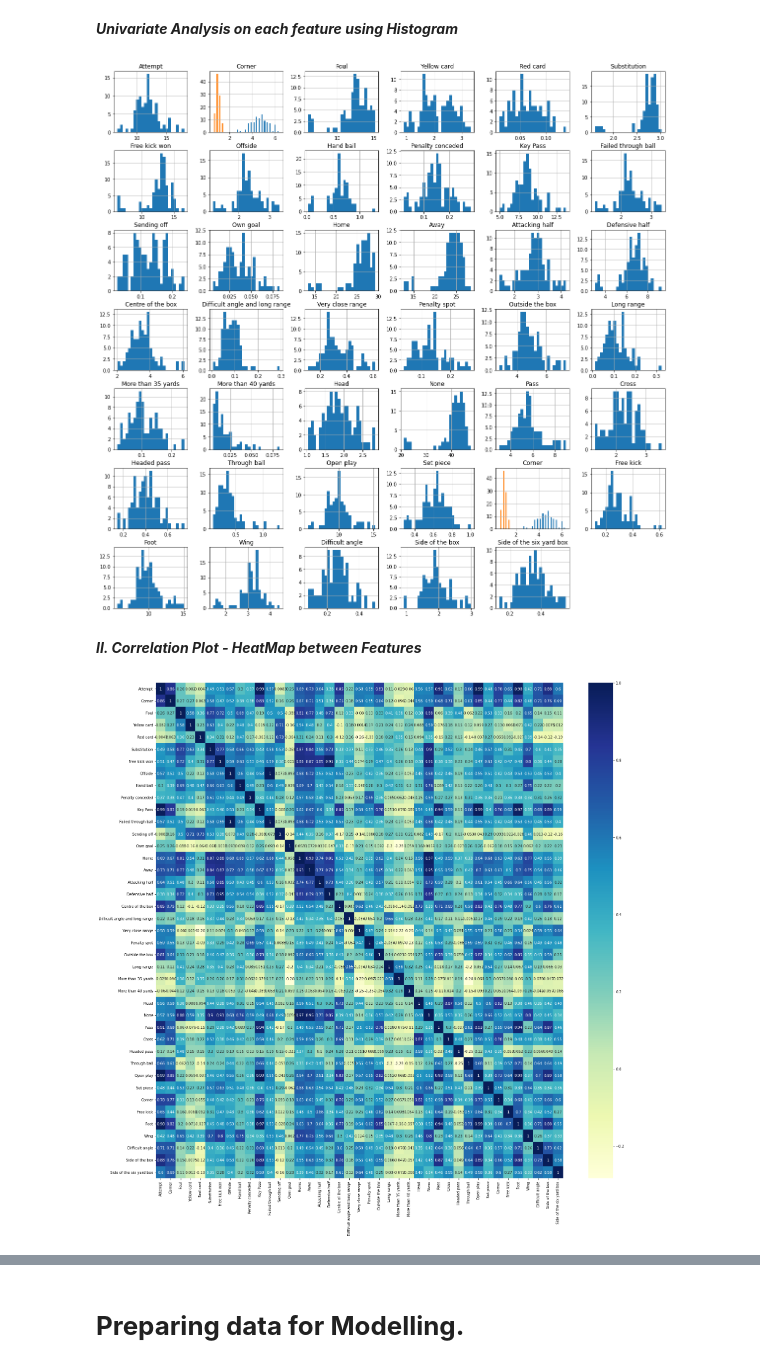
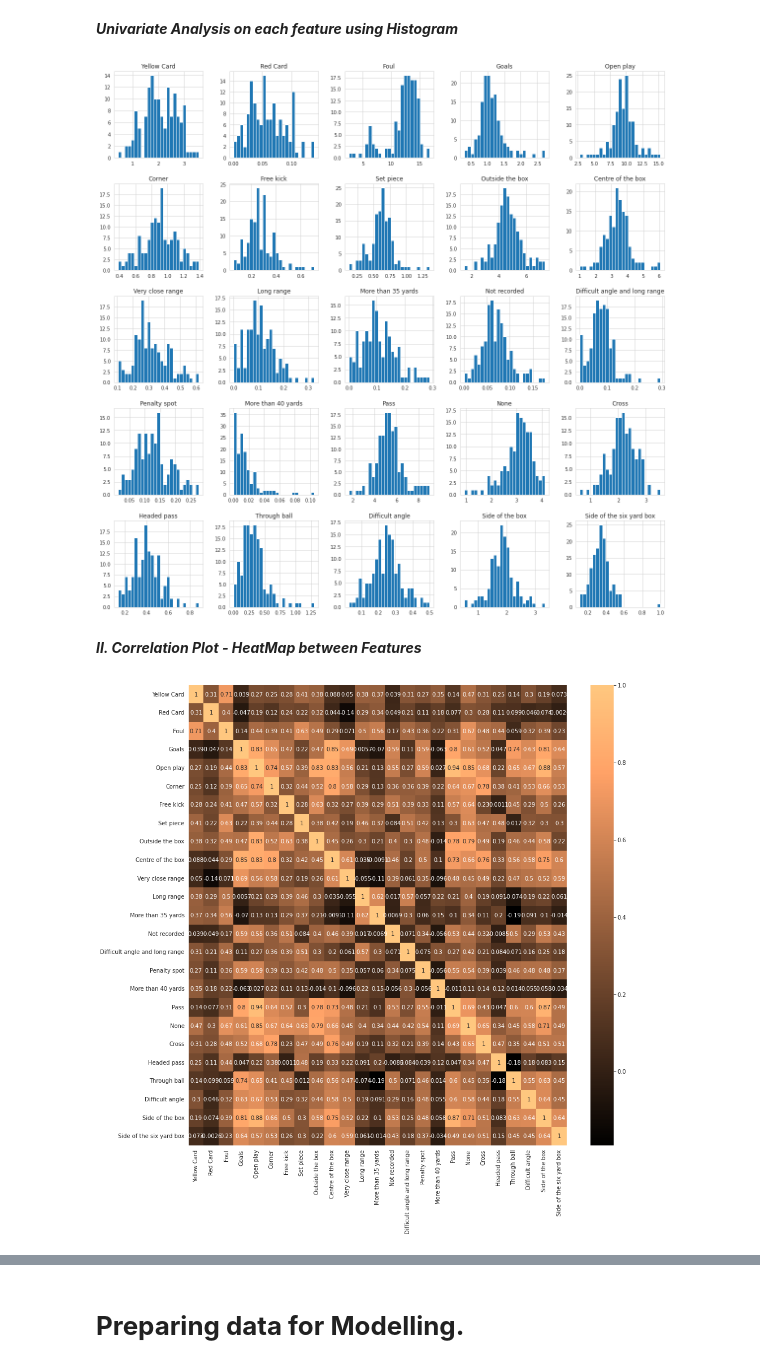
Before and after one commit to NishaMDev/ML-Learning, a Jupyter notebook: Assignment#2/ML_Assignment_2.ipynb, the cells around one changed output, grey strips where cells are left out. Cells and saved outputs as stored; diff of their text form; code cells hidden in the pictures.

```diff
--- a/Assignment#2/ML_Assignment_2.ipynb
+++ b/Assignment#2/ML_Assignment_2.ipynb
@@ -341,17 +635,17 @@ Index(['Attempt', 'Corner', 'Foul', 'Yellow card', 'Second yellow card',
 # %% [markdown]
 ***Again identify the unnecessary columns and drop them***
 # %%
-data.drop(['Not recorded','fast_break_0','fast_break_1','is_goal_0','is_goal_1'], axis=1, inplace=True)
+df.drop(['game'], axis=1, inplace=True)
 # %% [markdown]
 ***No point to distinguish Playing style by right or left, hence combining the same.***
 # %%
 def column_sum(a,b):
-    c = data[[a,b]].sum(axis=1)
-    data.drop([a,b], axis=1, inplace=True)
+    c = df[[a,b]].sum(axis=1)
+    df.drop([a,b], axis=1, inplace=True)
     return c
 # %%
-data['Foot'] = column_sum('right foot','left foot')
-data['Wing'] = column_sum('Right wing','Left wing')
-data['Difficult angle'] = column_sum('Difficult angle on the left','Difficult angle on the right')
-data['Side of the box'] = column_sum('Left side of the box','Right side of the box')
-data['Side of the six yard box'] = column_sum('Left side of the six yard box','Right side of the six yard box')
+#data1['Foot'] = column_sum('right foot','left foot')
+#data1['Wing'] = column_sum('Right wing','Left wing')
+df['Difficult angle'] = column_sum('Difficult angle on the left','Difficult angle on the right')
+df['Side of the box'] = column_sum('Left side of the box','Right side of the box')
+df['Side of the six yard box'] = column_sum('Left side of the six yard box','Right side of the six yard box')
@@ -418 +654,6 @@ data.head(2)
+# %%
+df.rename(columns={'yellow': 'Yellow Card'}, inplace = True)
+df.rename(columns={'red': 'Red Card'}, inplace = True)
+df.rename(columns={'foul': 'Foul'}, inplace = True)
+df.rename(columns={'goals': 'Goals'}, inplace = True)
 # %%
@@ -424,15 +665,15 @@ data.shape
 # %% [markdown]
 ***Univariate Analysis on each feature using Histogram***
 # %%
-data.hist(figsize=(20,20), bins=25);
+df.hist(figsize=(20,20), bins=25);
 # %% [output]
-[figure, old version]
+[figure, new version]
 # %% [markdown]
 ***II. Correlation Plot - HeatMap between Features***
 # %%
-correlation = data.corr()
-plt.figure(figsize=(25,25))
-sns.heatmap(correlation, cmap="YlGnBu", annot = True)
+correlation = df.corr()
+plt.figure(figsize=(15,15))
+sns.heatmap(correlation, cmap="copper", annot = True)
 plt.show()
 # %% [output]
-[figure, old version]
+[figure, new version]
```
Also changed, not shown: parts of 134 cells of this notebook.
